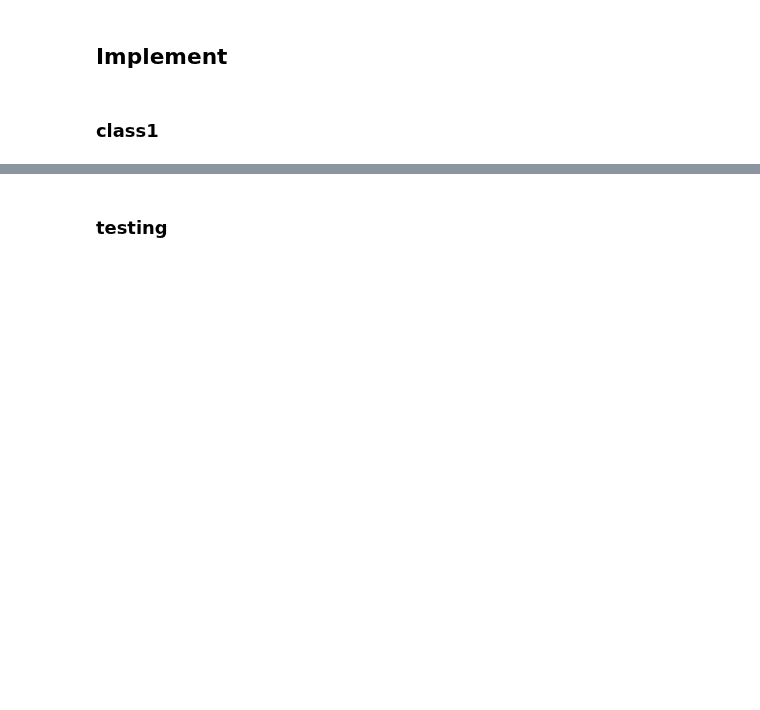
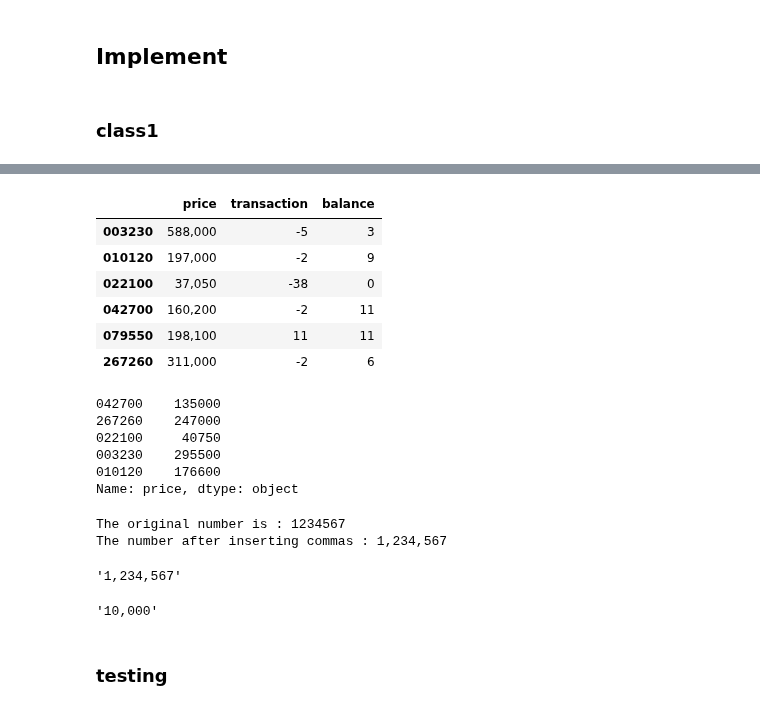
Before and after one commit to lbk209/portfolio, a Jupyter notebook: asset_management.ipynb, the cells around one changed output, grey strips where cells are left out. Drawn from its saved outputs; the diff is of its cells as text; code cells hidden in the pictures; blank space fills up the shorter version.

```diff
--- a/asset_management.ipynb
+++ b/asset_management.ipynb
@@ -20,0 +102,2 @@ path_data = 'data'
+# %%
+k200 = MomentumPortfolio(df_k200, 246)
@@ -20,0 +117,3 @@ path_data = 'data'
+# %%
+holding = k200.balance()
+holding
@@ -21,2 +138,53 @@ path_data = 'data'
+# %%
+k200.balance(holding.balance)
+# %% [output]
+|  | price | transaction | balance |
+| 003230 | 588,000 | -5 | 3 |
+| 010120 | 197,000 | -2 | 9 |
+| 022100 | 37,050 | -38 | 0 |
+| 042700 | 160,200 | -2 | 11 |
+| 079550 | 198,100 | 11 | 11 |
+| 267260 | 311,000 | -2 | 6 |
+# %%
+holding.price.apply(lambda x: f'{x}')
+# %% [output]
+042700    135000
+267260    247000
+022100     40750
+003230    295500
+010120    176600
+Name: price, dtype: object
+# %%
+# Python3 code to demonstrate working of
+# Adding comma between numbers
+# Using str.format()
+
+# initializing number
+test_num = 1234567
+
+# printing original number
+print("The original number is : " + str(test_num))
+
+# Using str.format()
+# Adding comma between numbers
+#res = ('{:,}'.format(test_num))
+res = '{:,}'.format(test_num)
+
+# printing result
+#print("The number after inserting commas : " + str(res))
+print("The number after inserting commas : " + res)
+# %% [output]
+The original number is : 1234567
+The number after inserting commas : 1,234,567
+# %%
+res
+# %% [output]
+'1,234,567'
+# %%
+a = 10000
+a = f'{a:,}'
+a
+# %% [output]
+'10,000'
 # %% [markdown]
 ### testing
```
Also changed, not shown: parts of 30 cells of this notebook, 2 other files.
